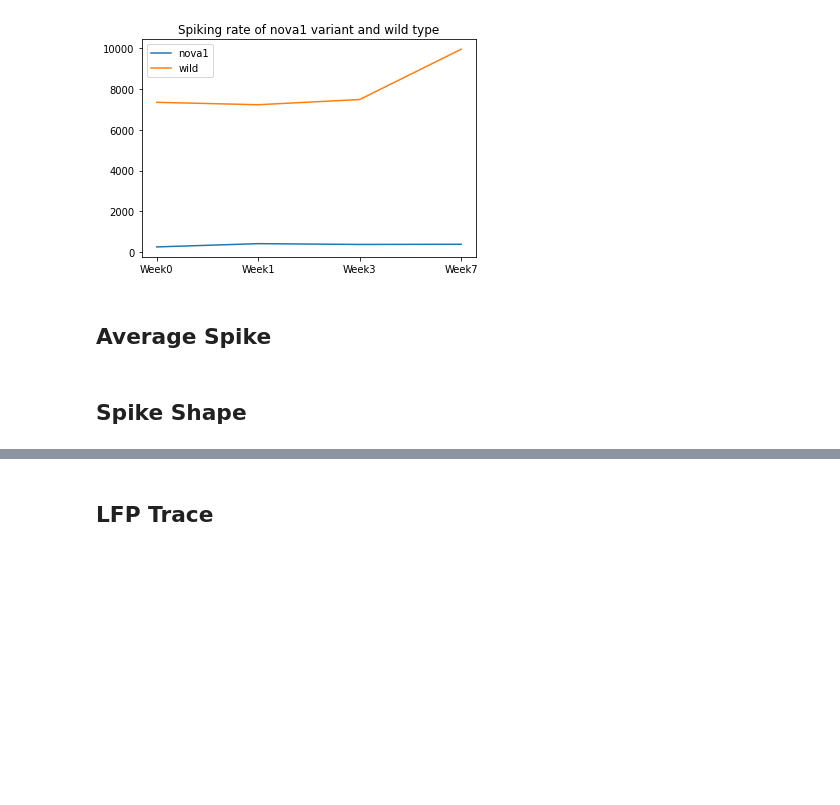
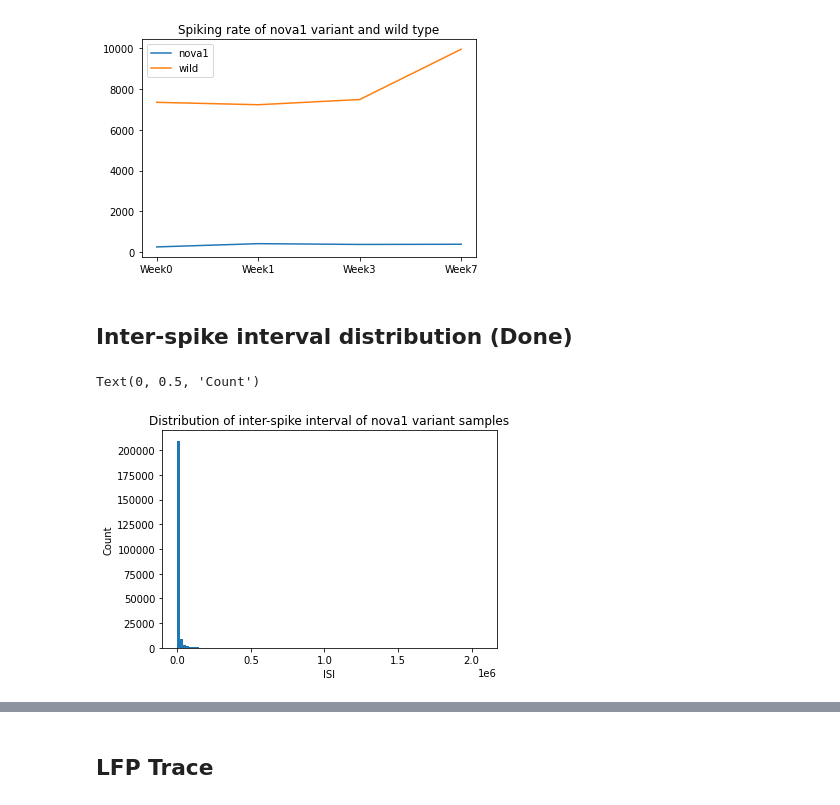
Before and after one commit to xuanyuw/NOVA1_variation_LFP, a Jupyter notebook: analyze_LFP.ipynb, the cells around one changed output, grey strips where cells are left out. Cells and saved outputs as stored; diff of their text form; code cells hidden in the pictures; blank space fills up the shorter version.

```diff
--- a/analyze_LFP.ipynb
+++ b/analyze_LFP.ipynb
@@ -90,7 +64,31 @@ plt.title('Spiking rate of nova1 variant and wild type')
 # %% [output]
 Text(0.5, 1.0, 'Spiking rate of nova1 variant and wild type')
 [figure]
-# %% [markdown]
-## Average Spike
-# %% [markdown]
-## Spike Shape
+# %% [markdown]
+## Inter-spike interval distribution (Done)
+# %%
+
+def calculate_isi(file, fs_orig=fs_orig, num_channels=num_channels, num_wells=num_wells):
+  all_isi = []
+  spikes = np.array(file['spikes'])
+  for i in range(num_wells):
+    isi = []
+    for j in range(num_channels):
+      spks = np.array(file[spikes[j, i]]).flatten()
+      isi.append(np.diff(spks).flatten())
+    if len(isi)>0:
+      isi = np.hstack(isi)
+      all_isi.append(isi)
+
+  return np.hstack(all_isi)
+
+nova_isi = [calculate_isi(file) for file in nova_files]
+ctc_isi = [calculate_isi(file) for file in ctc_files]
+# %%
+plt.hist(np.hstack(nova_isi),bins=100)
+plt.title('Distribution of inter-spike interval of nova1 variant samples')
+plt.xlabel('ISI')
+plt.ylabel('Count')
+# %% [output]
+Text(0, 0.5, 'Count')
+[figure, added]
```
Also changed, not shown: parts of 14 cells of this notebook.
